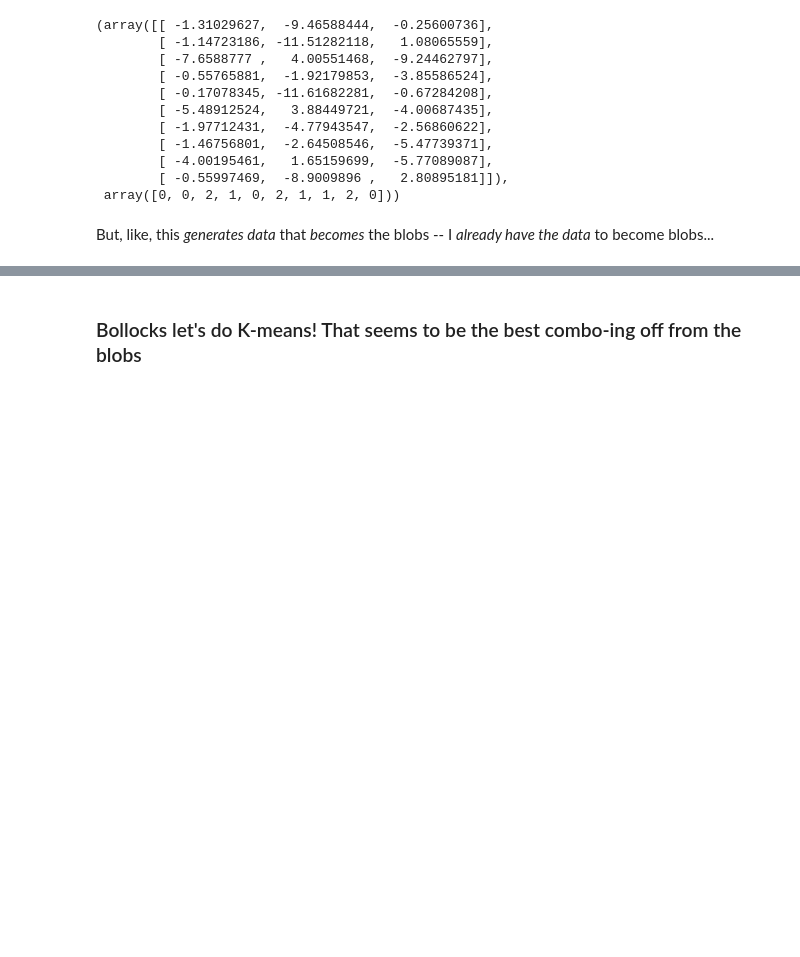
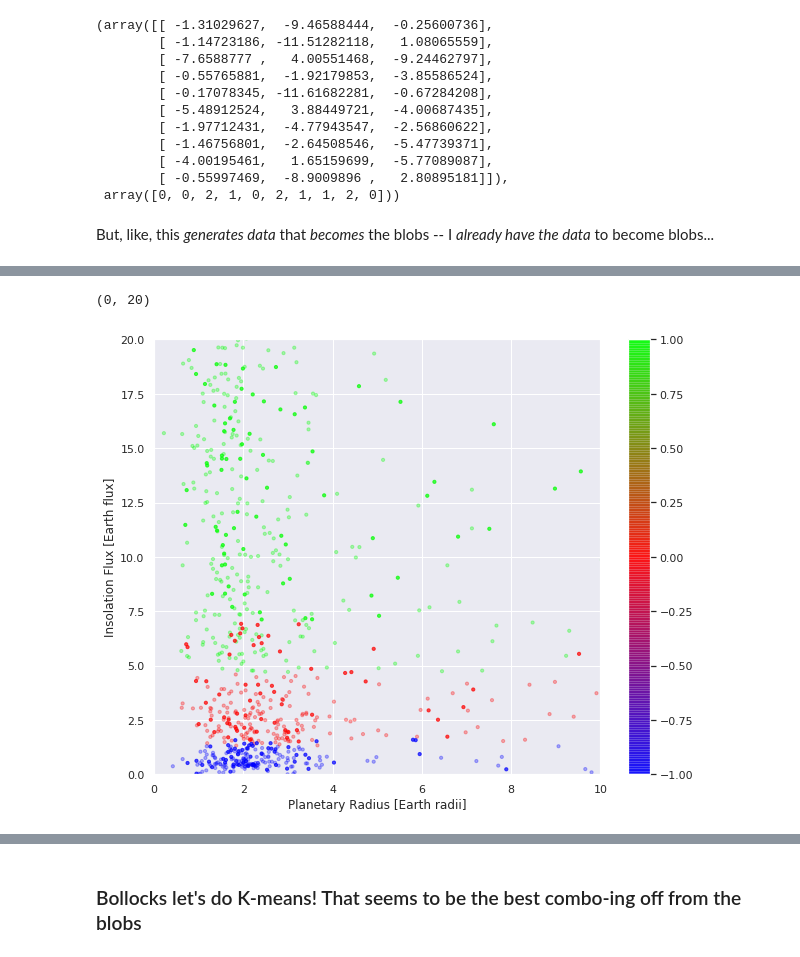
Before and after one commit to jdowzell/Thesis, a Jupyter notebook: 20190705 - Gaussian Naive-Bayes.ipynb, the cells around one changed output, grey strips where cells are left out. Drawn from its saved outputs; the diff is of its cells as text; code cells hidden in the pictures; blank space fills up the shorter version.

```diff
--- a/20190705 - Gaussian Naive-Bayes.ipynb
+++ b/20190705 - Gaussian Naive-Bayes.ipynb
@@ -243,0 +321,8 @@ But, like, this _generates data_ that _becomes_ the blobs -- I _already have the
+# %%
+makeGraph(dim1, dim3)
+
+plt.xlim(0,10)
+plt.ylim(0,20)
+# %% [output]
+(0, 20)
+[figure, added]
```
Also changed, not shown: parts of 16 cells of this notebook, 2 other files.
